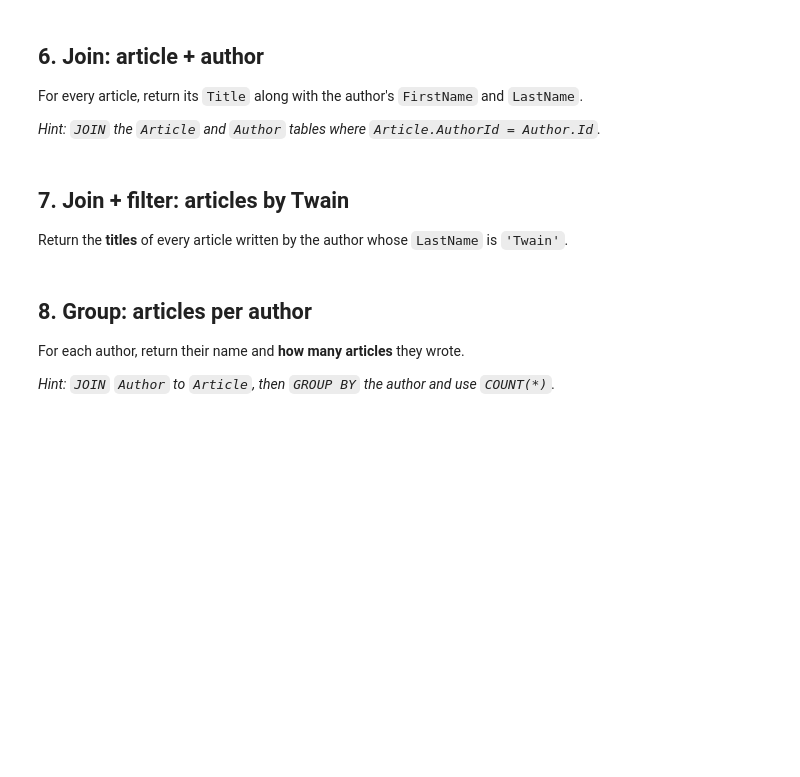
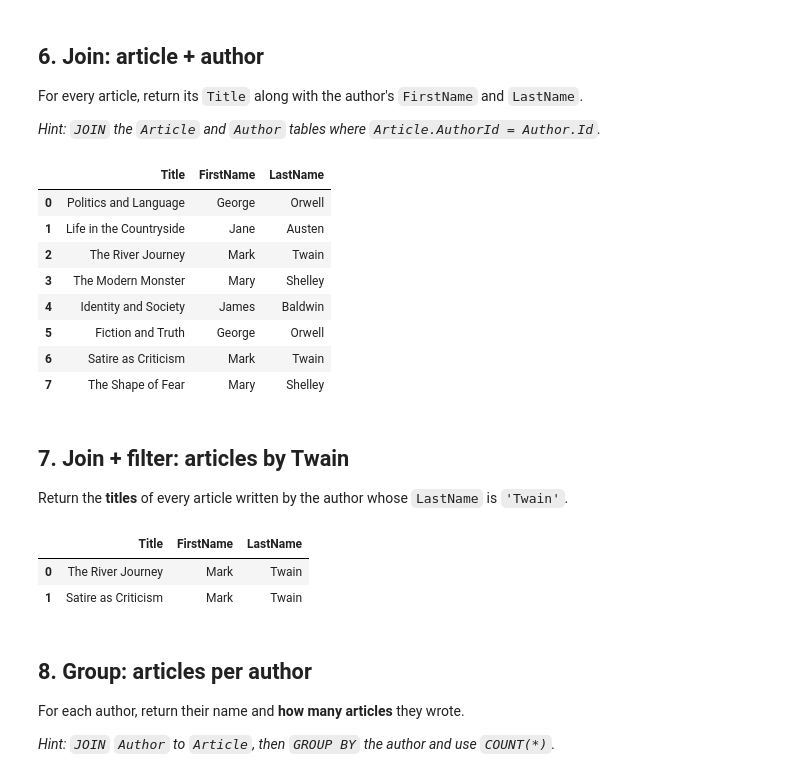
Before and after one commit to grahamcsu/internship-blog-project, a Jupyter notebook: sql_exercises.ipynb, the cells around one changed output. Saved outputs shown, nothing was run; the diff lists cells and outputs as text; code cells hidden in the pictures; blank space fills up the shorter version.

```diff
--- a/sql_exercises.ipynb
+++ b/sql_exercises.ipynb
@@ -81,18 +130,37 @@ For every article, return its `Title` along with the author's `FirstName` and `L
 *Hint: `JOIN` the `Article` and `Author` tables where `Article.AuthorId = Author.Id`.*
 # %%
 query = """
--- your SQL here
+select Article.Title, Author.FirstName, Author.LastName
+from Article
+inner join Author on Article.AuthorId = Author.Id;
 """
 run(query)
+# %% [output]
+|  | Title | FirstName | LastName |
+| 0 | Politics and Language | George | Orwell |
+| 1 | Life in the Countryside | Jane | Austen |
+| 2 | The River Journey | Mark | Twain |
+| 3 | The Modern Monster | Mary | Shelley |
+| 4 | Identity and Society | James | Baldwin |
+| 5 | Fiction and Truth | George | Orwell |
+| 6 | Satire as Criticism | Mark | Twain |
+| 7 | The Shape of Fear | Mary | Shelley |
 # %% [markdown]
 ## 7. Join + filter: articles by Twain
 
 Return the **titles** of every article written by the author whose `LastName` is `'Twain'`.
 # %%
 query = """
--- your SQL here
+select Article.Title, Author.FirstName, Author.LastName
+from Article
+inner join Author on Article.AuthorId = Author.Id
+where Author.LastName='Twain';
 """
 run(query)
+# %% [output]
+|  | Title | FirstName | LastName |
+| 0 | The River Journey | Mark | Twain |
+| 1 | Satire as Criticism | Mark | Twain |
 # %% [markdown]
 ## 8. Group: articles per author
 
```
Also changed, not shown: parts of 9 cells of this notebook.
